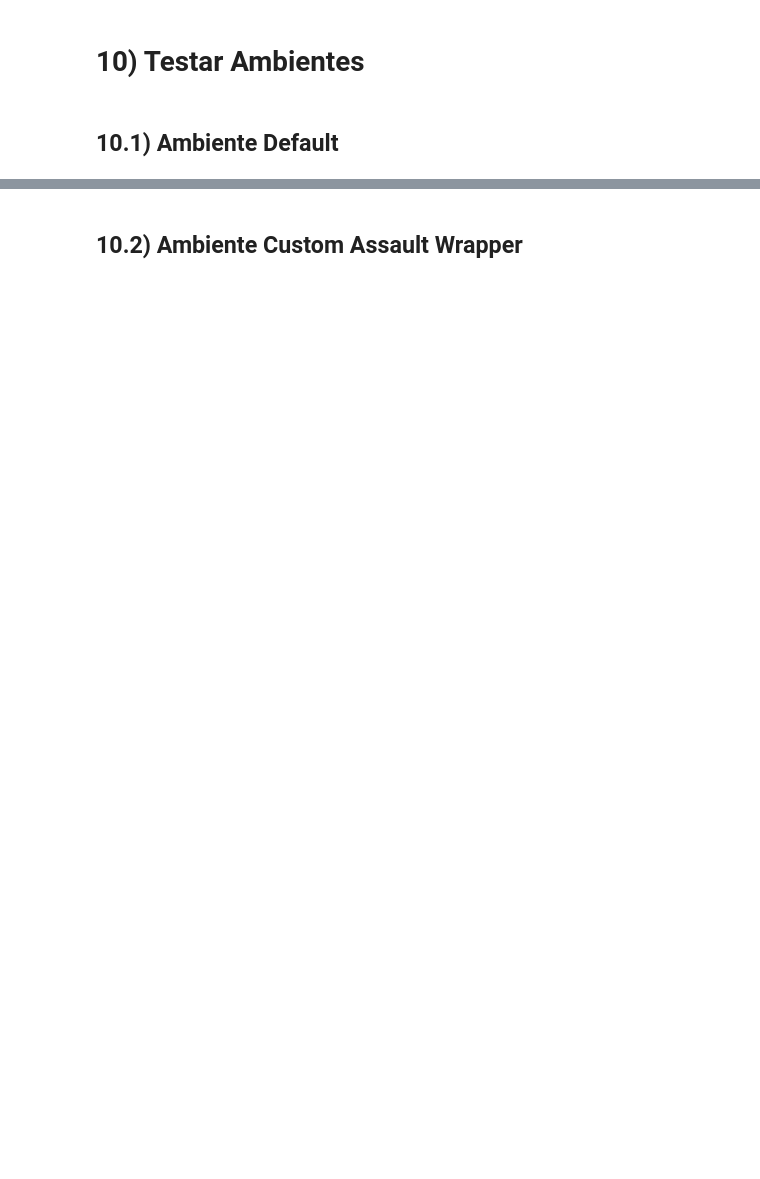
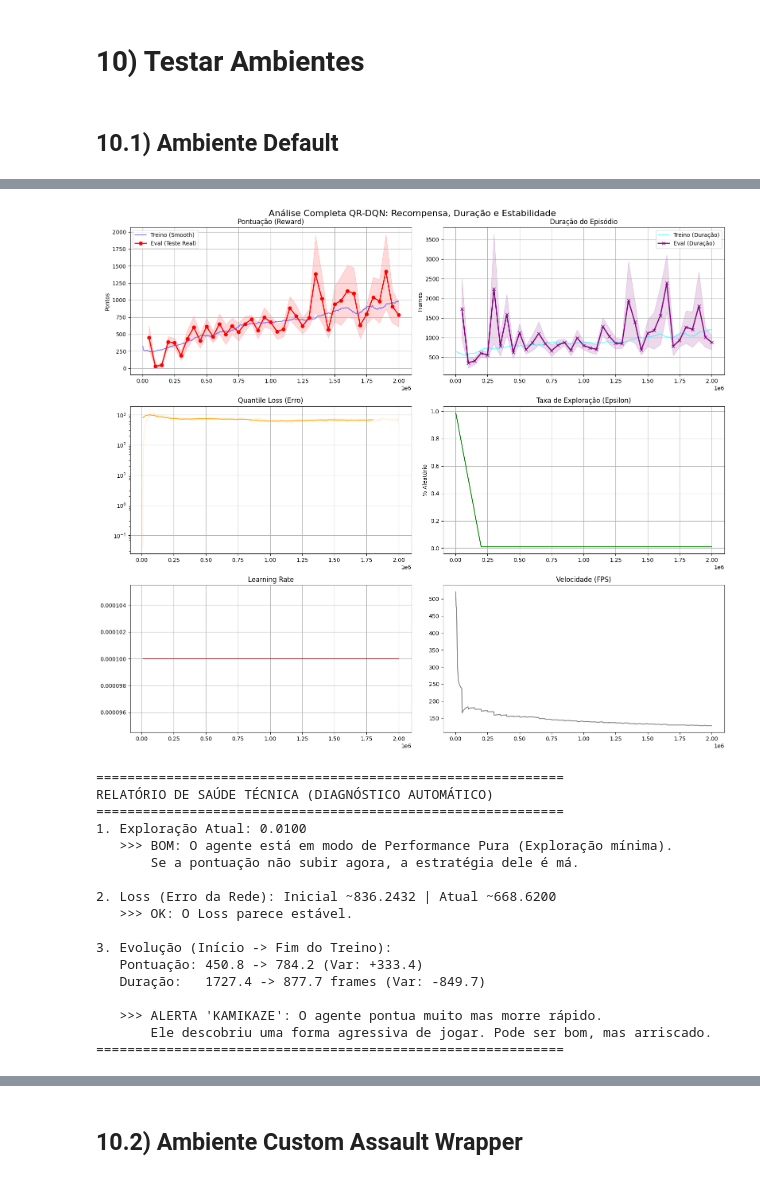
Before and after one commit to diogo-xyz/Reinforcement-Learning-Agents, a Jupyter notebook: PL1_GP2.ipynb, the cells around one changed output, grey strips where cells are left out. Drawn from its saved outputs; the diff is of its cells as text; code cells hidden in the pictures; blank space fills up the shorter version.

```diff
--- a/PL1_GP2.ipynb
+++ b/PL1_GP2.ipynb
@@ -1705,6 +1929,8 @@ else:
 
 **Conclusão**: Sem esta análise integrada (reward + duração + loss + epsilon), é impossível distinguir entre um agente que **aprendeu a jogar bem** e um que **exploita artificialmente as penalizações de treino**. O diagnóstico cruzado revela a **estratégia real** escondida nos números.
 # %%
+import matplotlib
+matplotlib.use('module://matplotlib_inline.backend_inline')
 def load_eval_data(path):
     """
     Lê o ficheiro .npz e retorna Pontuações E Durações.
@@ -1752,7 +1978,7 @@ def load_tensorboard_data(path, tags):
                 pass
     return data
 
-def analyze_qrdqn_full(EVAL_PATH, LOG_PATH):
+def analyze_qrdqn(EVAL_PATH, LOG_PATH):
     # 1. Carregar Dados de Avaliação (.npz)
     eval_steps, eval_rew_mean, eval_rew_std, eval_len_mean, eval_len_std = load_eval_data(EVAL_PATH)
 
@@ -1981,0 +2842,24 @@ Vídeo guardado em: ./Ambiente_Default/video.mp4
+# %%
+EVAL_PATH = "Ambiente_Default_QRDQN/results/evaluations.npz"
+LOG_PATH = "Ambiente_Default_QRDQN/QRDQN_1/events.out.tfevents.1765756676.diogo-Katana-15-B13VEK.12586.0"
+
+analyze_qrdqn(EVAL_PATH, LOG_PATH)
+# %% [output]
+[figure, added]
+============================================================
+RELATÓRIO DE SAÚDE TÉCNICA (DIAGNÓSTICO AUTOMÁTICO)
+============================================================
+1. Exploração Atual: 0.0100
+   >>> BOM: O agente está em modo de Performance Pura (Exploração mínima).
+       Se a pontuação não subir agora, a estratégia dele é má.
+
+2. Loss (Erro da Rede): Inicial ~836.2432 | Atual ~668.6200
+   >>> OK: O Loss parece estável.
+
+3. Evolução (Início -> Fim do Treino):
+   Pontuação: 450.8 -> 784.2 (Var: +333.4)
+   Duração:   1727.4 -> 877.7 frames (Var: -849.7)
+
+   >>> ALERTA 'KAMIKAZE': O agente pontua muito mas morre rápido.
+       Ele descobriu uma forma agressiva de jogar. Pode ser bom, mas arriscado.
+============================================================
```
Also changed, not shown: parts of 110 cells of this notebook, 1 other file.
